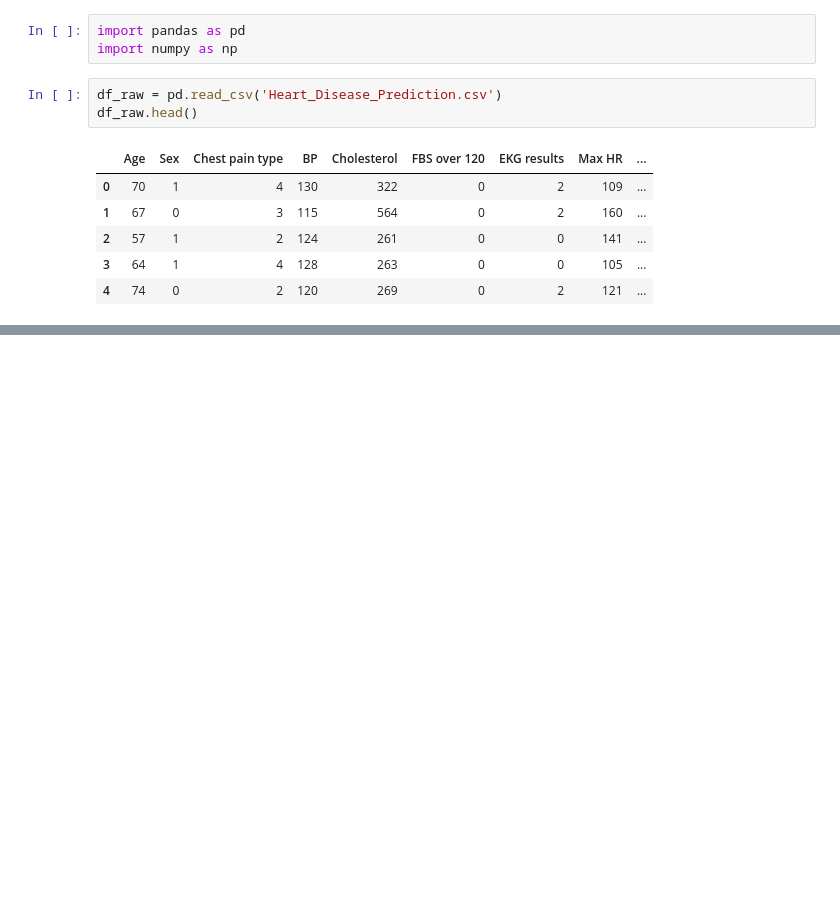
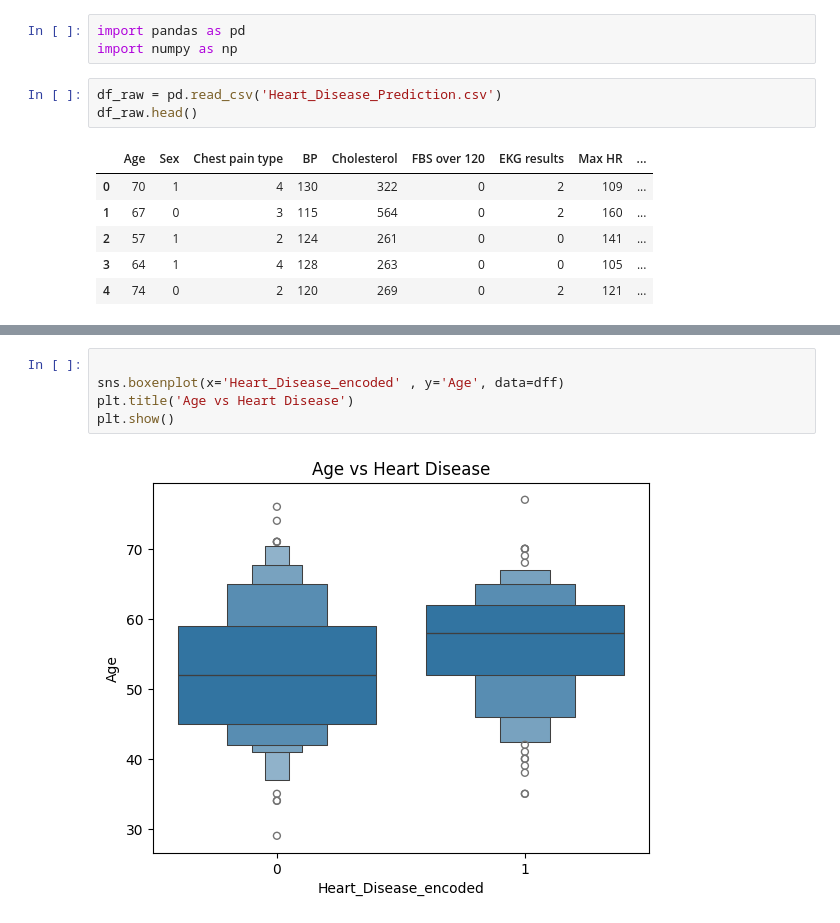
Before and after one commit to prashantjinwal/Data_Analysis, a Jupyter notebook: EDA/practice/Heart.ipynb, the cells around one changed output, grey strips where cells are left out. Saved outputs shown, nothing was run; the diff lists cells and outputs as text; blank space fills up the shorter version.

```diff
--- a/EDA/practice/Heart.ipynb
+++ b/EDA/practice/Heart.ipynb
@@ -78,0 +141,7 @@ df
+# %%
+
+sns.boxenplot(x='Heart_Disease_encoded' , y='Age', data=dff)
+plt.title('Age vs Heart Disease')
+plt.show()
+# %% [output]
+[figure, added]
```
Also changed, not shown: parts of 18 cells of this notebook.
